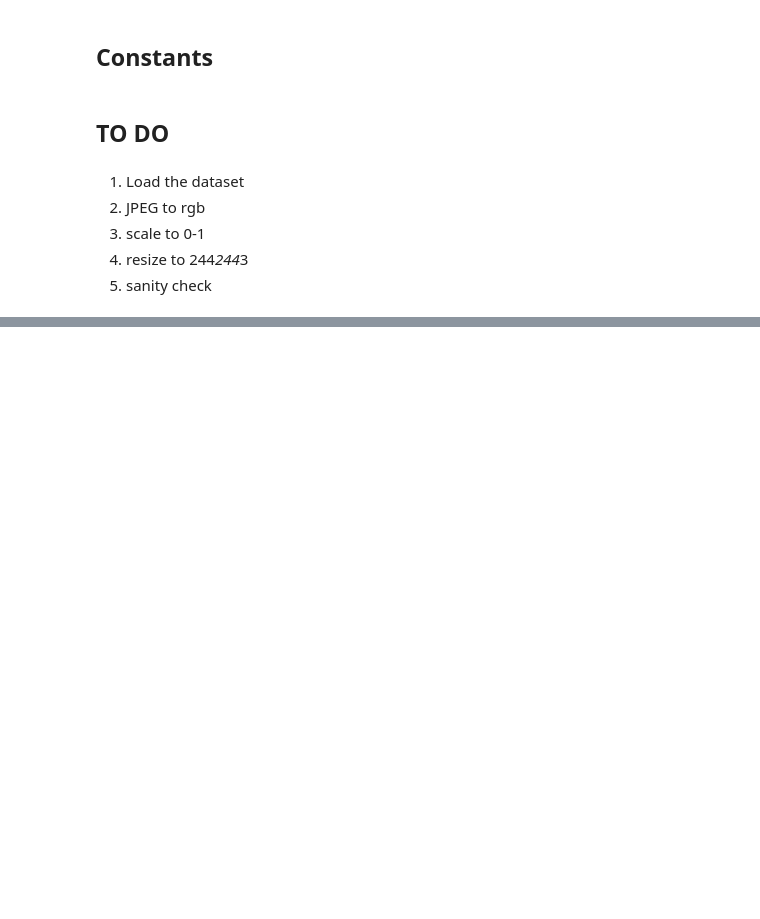
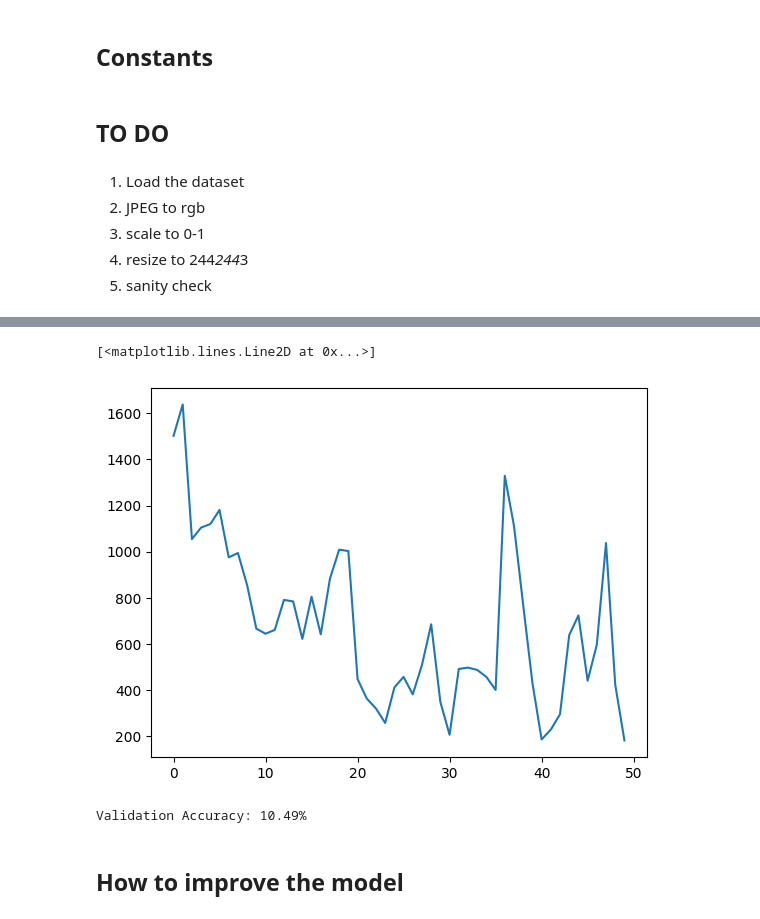
Before and after one commit to shushankai/Exploration, a Jupyter notebook: cv_scratch_l3.ipynb, the cells around one changed output, grey strips where cells are left out. Drawn from its saved outputs; the diff is of its cells as text; code cells hidden in the pictures; blank space fills up the shorter version.

Commit message:
trained model and added accuracy

```diff
--- a/cv_scratch_l3.ipynb
+++ b/cv_scratch_l3.ipynb
@@ -88,9 +104,14 @@ class ModelV1(nn.Module):
             bias= bias,
             device= device
         )
+        self.flatten = nn.Flatten()
 
     def forward(self, x):
-        pass
+        x = self.flatten(x)
+        # print(x.shape, x.ndim)
+        x = self.Linear(x)
+        # print(x.shape, x.ndim)
+        return x
 # %%
 model = ModelV1(
     in_features=224*224*3,
@@ -105 +127,33 @@ ModelV1(
 )
+# %%
+loss_fn = nn.CrossEntropyLoss()
+optim = torch.optim.Adam(model.parameters(), lr=0.1)
+# %%
+EPOCHS = 50
+loss_per_epoch = []
+
+for epoch in range(EPOCHS):
+    model.train()
+    batch_losses = []
+    for x, y in train_loader:
+        x, y = x.to(DEVICE), y.to(DEVICE)
+        # Forward pass
+        y_pred = model(x)
+        # Shape of y_pred (16, 102)
+        # the y_preds are logits we will get the probabilities of the logits
+        # this is taken care inside of the loss_fn
+        loss = loss_fn(y_pred, y)
+
+
+        optim.zero_grad()
+        # Backward pass
+        loss.backward()
+
+        # Optimizer step
+        optim.step()
+
+        batch_losses.append(loss.item())
+
+    avg_loss = sum(batch_losses) / len(batch_losses)
+    print(f"Epoch {epoch+1}/{EPOCHS}, Loss: {avg_loss:.4f}")
+    loss_per_epoch.append(avg_loss)
@@ -105,0 +178,29 @@ ModelV1(
+# %%
+plt.plot(loss_per_epoch)
+# %% [output]
+[<matplotlib.lines.Line2D at 0x...>]
+[figure, added]
+# %%
+pred_class_name_per_batch = []
+pred_class_idx_pre_batch = []
+import torchmetrics
+
+acc = torchmetrics.Accuracy(task='multiclass', num_classes=102, )
+# Run inference
+with torch.no_grad():
+    for img, label in val_loader:
+        acc.average
+        img, label = img.to(DEVICE), label.to(DEVICE)
+        logits = model(img)
+        probs = torch.softmax(logits, dim = 1)
+        pred_class_idx = torch.argmax(probs, dim=1)
+        pred_class_name = CLASS_NAMES[pred_class_idx.to('cpu')]
+        pred_class_idx_pre_batch.append(pred_class_idx.to('cpu'))
+        pred_class_name_per_batch.append(pred_class_name)
+        acc.update( pred_class_idx.to('cpu'), label.to('cpu'))
+
+
+val_acc = acc.compute()
+print(f"Validation Accuracy: {val_acc.item() * 100:.2f}%")
+# %% [output]
+Validation Accuracy: 10.49%
@@ -105,0 +216,2 @@ ModelV1(
+# %% [markdown]
+## How to improve the model
```
Also changed, not shown: parts of 10 cells of this notebook.
